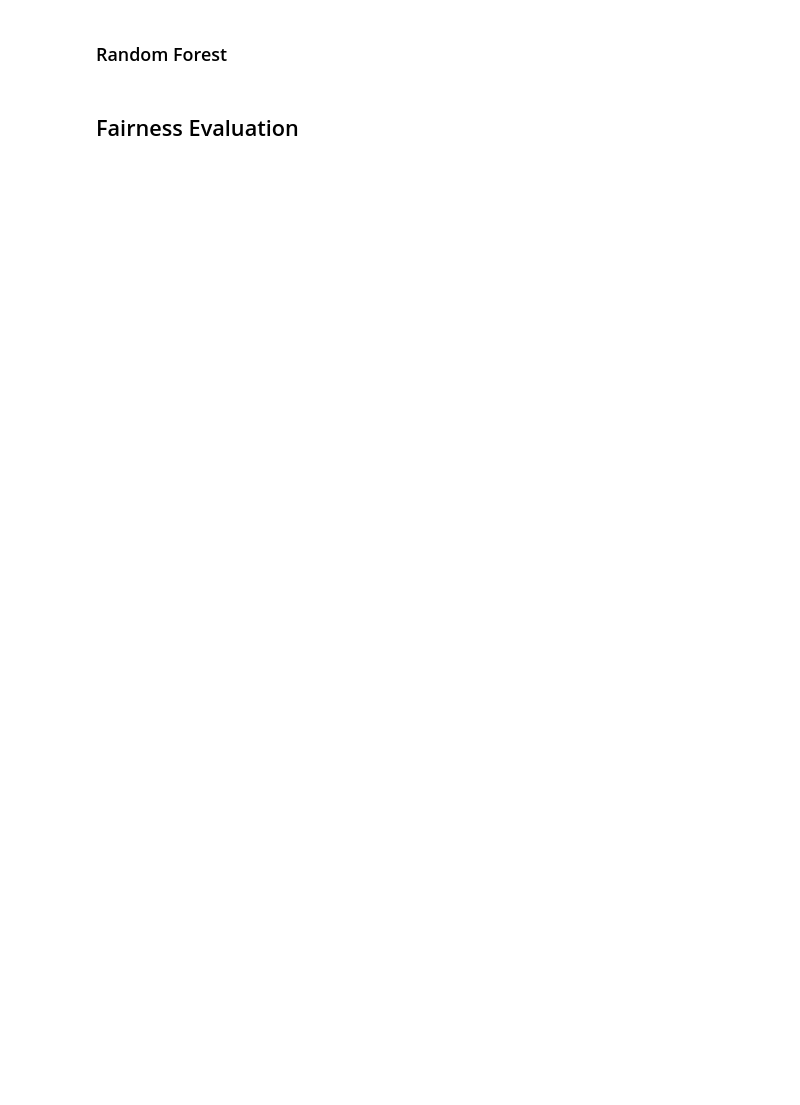
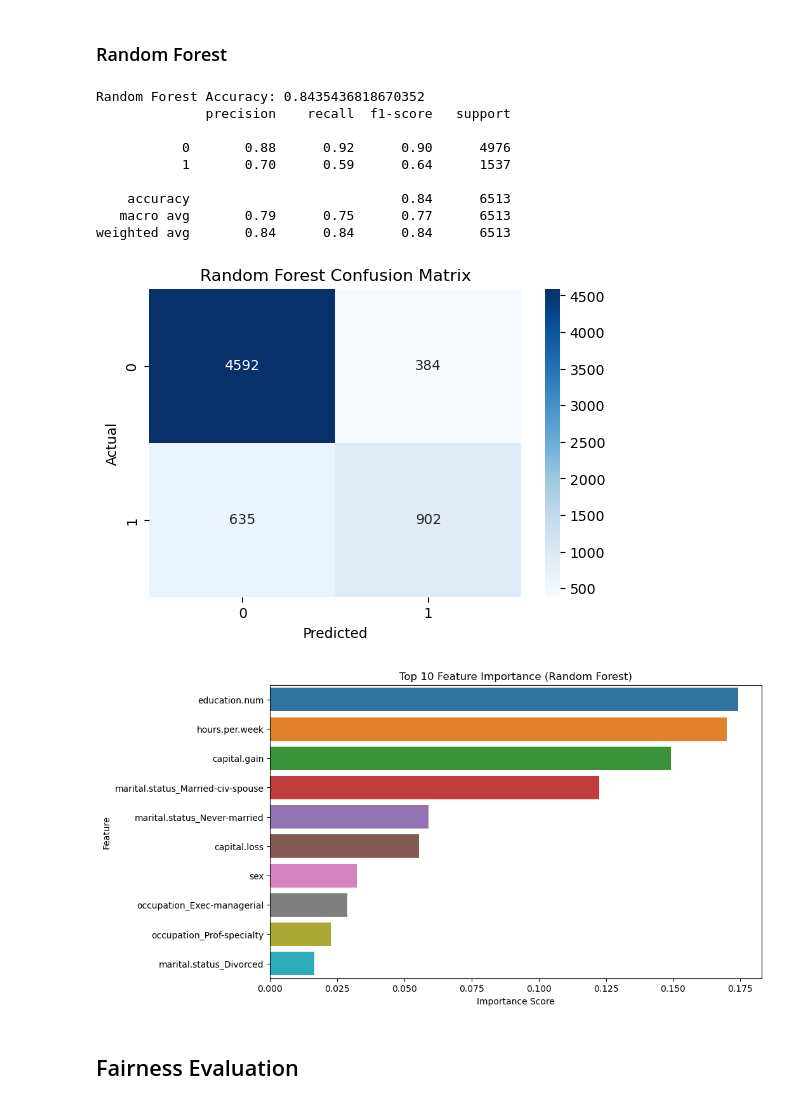
Before and after one commit to EmmanuelGyauAmoakoh/DataScienceProjectITCS227, a Jupyter notebook: FairCreditApprovalPrediction.ipynb, the cells around one changed output. Cells and saved outputs as stored; diff of their text form; code cells hidden in the pictures; blank space fills up the shorter version.

```diff
--- a/FairCreditApprovalPrediction.ipynb
+++ b/FairCreditApprovalPrediction.ipynb
@@ -354,3 +365,45 @@ plt.show()
+# %%
+# Random Forest
+# continue here :D (done)
+
+rf_model = RandomForestClassifier(n_estimators=100, random_state=42)
+rf_model.fit(X_train, y_train)
+
+rf_preds = rf_model.predict(X_test)
+
+print("Random Forest Accuracy:", accuracy_score(y_test, rf_preds))
+print(classification_report(y_test, rf_preds))
+
+
+#  Confusion Matrix
+plot_confusion(y_test, rf_preds, "Random Forest Confusion Matrix")
+
+#  Feature Importance
+importances = rf_model.feature_importances_
+feat_names = X.columns
+
+feat_imp = pd.Series(importances, index=feat_names).sort_values(ascending=False)
+
+top_10_feat = feat_imp.head(10)
+
+plt.figure(figsize=(10,6))
+sns.barplot(x=top_10_feat, y=top_10_feat.index)
+plt.title("Top 10 Feature Importance (Random Forest)")
+plt.xlabel("Importance Score")
+plt.ylabel("Feature")
+plt.show()
+# %% [output]
+Random Forest Accuracy: 0.8435436818670352
+              precision    recall  f1-score   support
+
+           0       0.88      0.92      0.90      4976
+           1       0.70      0.59      0.64      1537
+
+    accuracy                           0.84      6513
+   macro avg       0.79      0.75      0.77      6513
+weighted avg       0.84      0.84      0.84      6513
+[figure, added]
+[figure, added]
 # %% [markdown]
 <h2>Fairness Evaluation</h2>
 # %%
```
Also changed, not shown: parts of 12 cells of this notebook.
